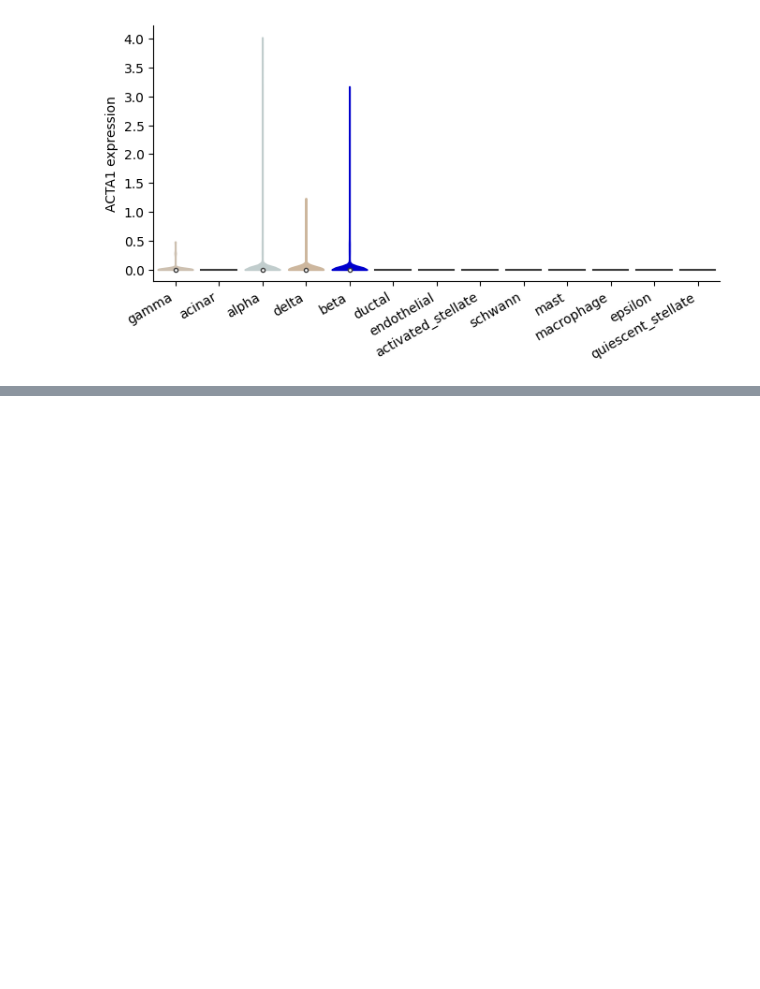
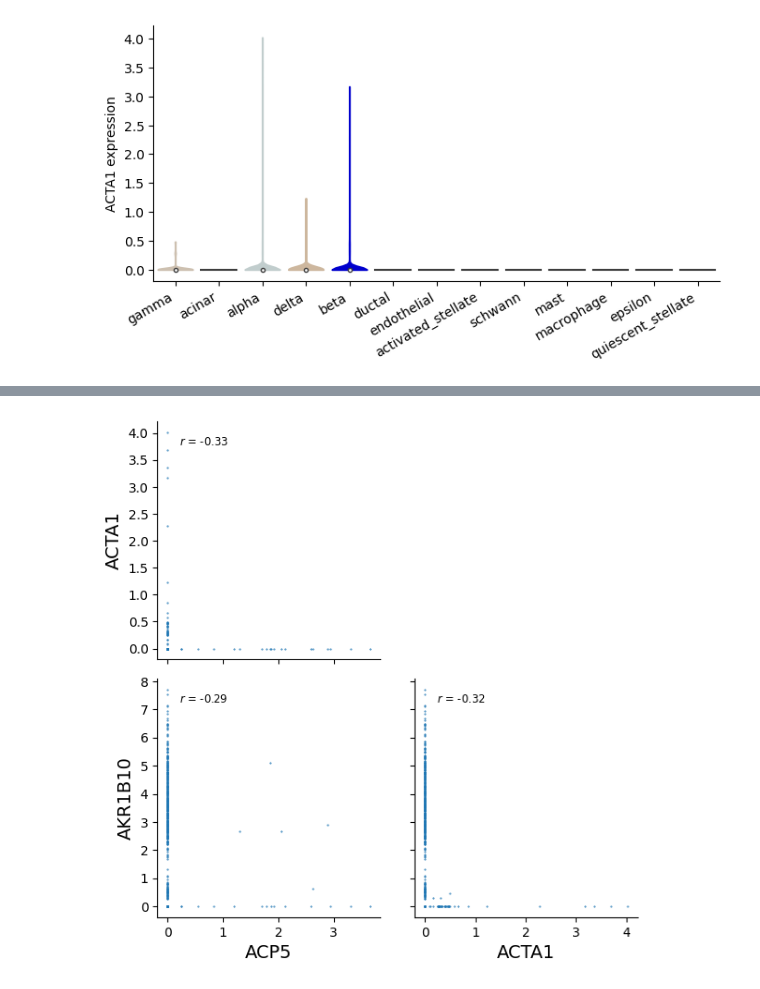
Before and after one commit to Bayer-Group/cellenium, a Jupyter notebook: data_import/postgres_python_plotting_devenv.ipynb, the cells around one changed output, grey strips where cells are left out. Cells and saved outputs as stored; diff of their text form; code cells hidden in the pictures; blank space fills up the shorter version.

Commit message:
replace plotly.js pairwise gene expression correlation scatterplots with serverside computed seaboarn plot

```diff
--- a/data_import/postgres_python_plotting_devenv.ipynb
+++ b/data_import/postgres_python_plotting_devenv.ipynb
@@ -162,3 +114,79 @@ im = 'embedded-picture'
 display.HTML(f'<img src="{im}" />')
 # %% [output]
 [interactive output not drawn]
+# %%
+
+from typing import List
+import pandas as pd
+import numpy as np
+import scipy.stats as stats
+import seaborn as sns
+import matplotlib.pyplot as plt
+import io
+import base64
+
+def sql_query(query):
+    # postgres data retrieval with consistent output, both in the jupyter development
+    # environment (plpy is not available) and at runtime inside a plpython3u stored procedure
+    try:
+        import plpy
+    except:
+        from postgres_utils import engine
+        from sqlalchemy import text
+        with engine.connect() as connection:
+            r = connection.execute(text(query))
+            return [row._mapping for row in r.fetchall()]
+    r = plpy.execute(query)
+    return [row for row in r]
+
+def get_omics_symbols_map(omics_ids: List[int]):
+    result = sql_query(f"select omics_id, display_symbol from omics_base where omics_id IN ({','.join([str(i) for i in omics_ids])})")
+    return {row['omics_id']: row['display_symbol'] for row in result}
+
+def get_expression_correlation_df(study_layer_id: int, omics_ids: List[int]):
+    expression_records = sql_query(f"""
+            select e.omics_id, e.study_sample_ids, e.values
+                from expression e
+            where e.study_layer_id={study_layer_id} and e.omics_id IN ({','.join([str(i) for i in omics_ids])})""")
+    df = pd.DataFrame(expression_records)
+    samples_expression_df = df.explode('study_sample_ids').drop(columns=['values'])
+    samples_expression_df['value'] = df.explode('values')['values']
+    samples_expression_df = samples_expression_df.astype({'study_sample_ids': 'int32', 'value': 'float32'})
+    correlation_df = samples_expression_df.pivot_table(values='value', index='study_sample_ids', columns='omics_id', aggfunc='first').fillna(0.0)
+    correlation_df.rename(columns=get_omics_symbols_map(omics_ids), inplace=True)
+    return correlation_df
+
+def sns_scatter_matrix_lower(df):
+    def corrfunc(x, y, **kwargs):
+        plot_data = pd.DataFrame({'x':x, 'y':y})
+        # filter out cells which have no expression for both of the genes, so that the 'not measured'
+        # data doesn't inflate the correlation
+        either_gene_expressed = plot_data[(plot_data.loc[:, 'x'] > 0) | (plot_data.loc[:, 'y'] > 0)]
+        r = either_gene_expressed.corr(method='pearson').loc['x', 'y']
+        ax = plt.gca()
+        ax.annotate("$r$ = {:.2f}".format(r), xy=(.1, .9), xycoords=ax.transAxes, fontsize='small')
+
+    grid = sns.PairGrid(data=df, vars=list(df), height=3)
+    for m, n in zip(*np.triu_indices_from(grid.axes, k=0)):
+        grid.axes[m, n].set_visible(False)
+    grid = grid.map_lower(plt.scatter, s=0.2)
+    grid.map_lower(corrfunc)
+    plt.rcParams["axes.labelsize"] = 14
+
+
+
+def generate_correlation_plot(study_layer_id: int, omics_ids: List[int]):
+    correlation_df = get_expression_correlation_df(study_layer_id, omics_ids)
+    sns_scatter_matrix_lower(correlation_df)
+
+
+def seaborn_to_base64() -> str:
+    s = io.BytesIO()
+    plt.savefig(s, format='png', bbox_inches="tight")
+    plt.close()
+    s = base64.b64encode(s.getvalue()).decode("utf-8").replace("\n", "")
+    return f"embedded-picture"
+
+generate_correlation_plot(1, [2670,8356,16870])
+# %% [output]
+[figure, added]
```
Also changed, not shown: parts of 3 cells of this notebook, 4 other files.
